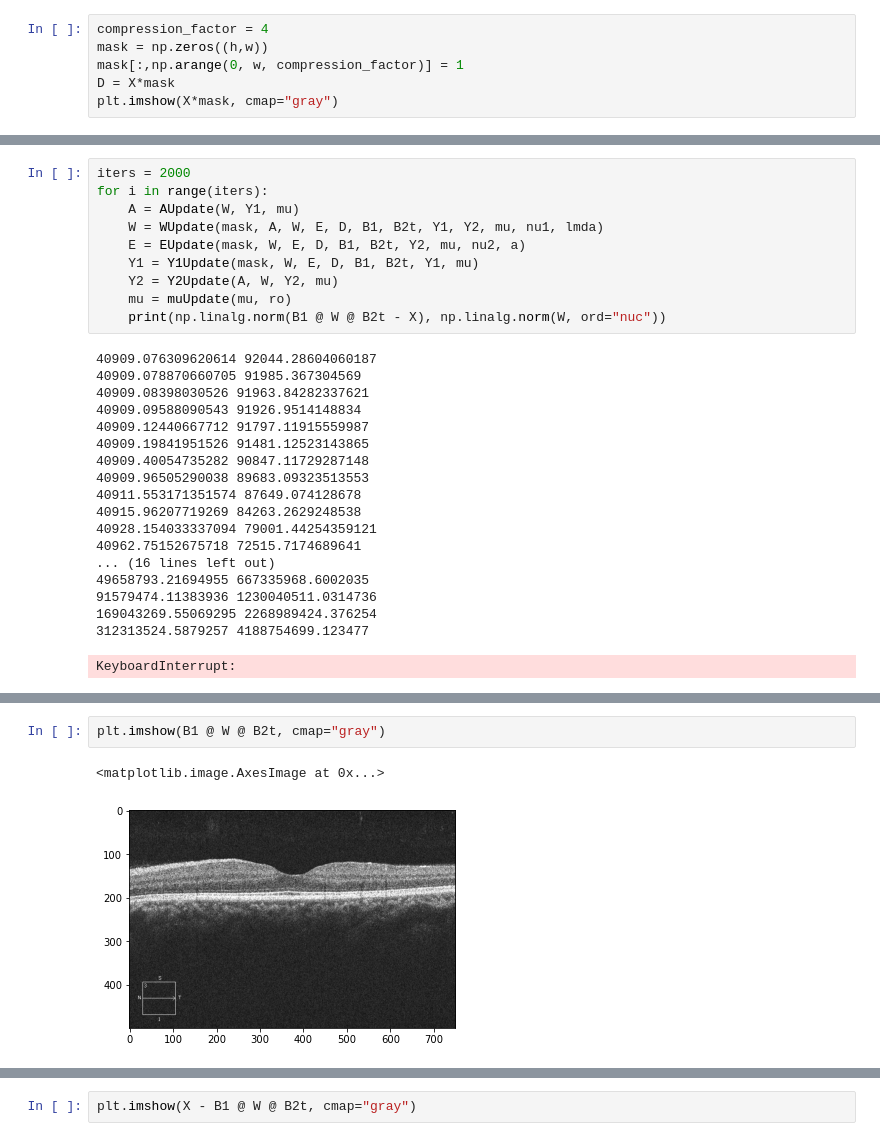
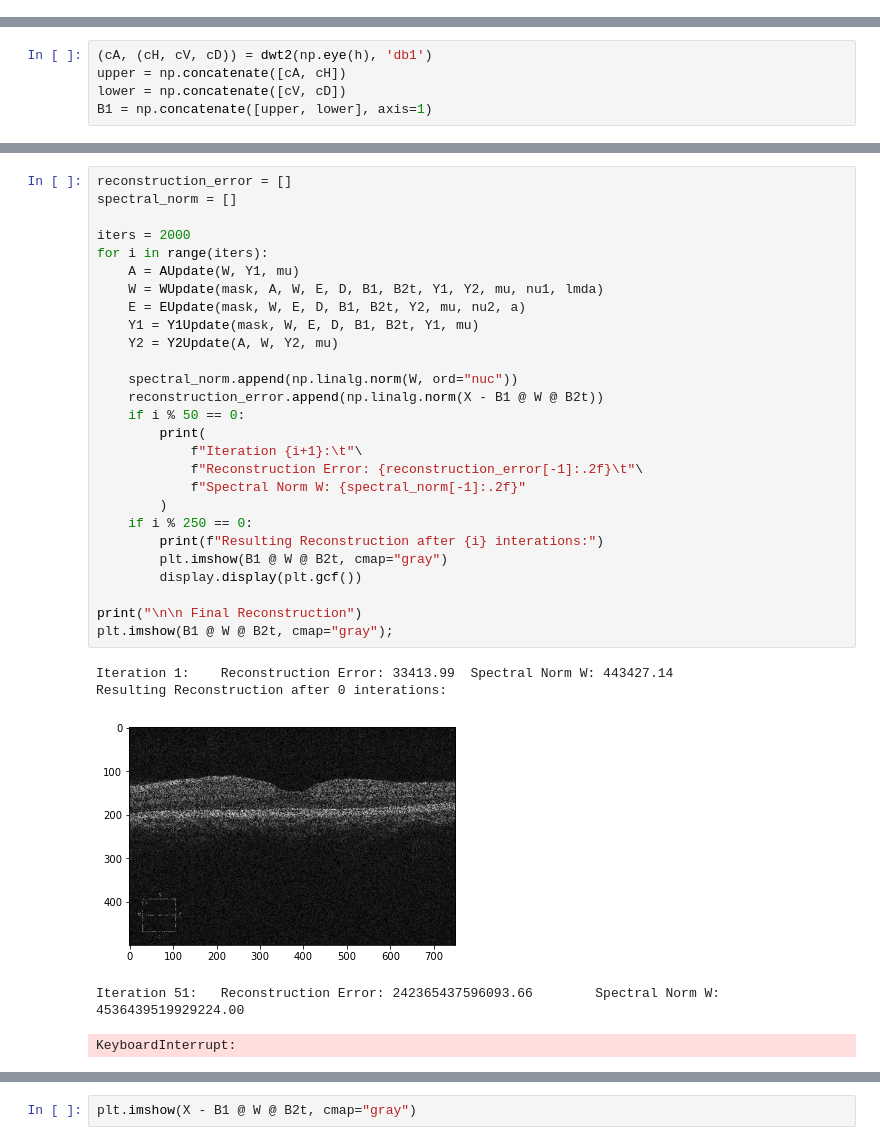
Before and after one commit to zvi-goldstein/E6876_Final_Project, a Jupyter notebook: OCT_reconstruction.ipynb, the cells around one changed output, grey strips where cells are left out. Saved outputs shown, nothing was run; the diff lists cells and outputs as text.

```diff
--- a/OCT_reconstruction.ipynb
+++ b/OCT_reconstruction.ipynb
@@ -16,6 +40,0 @@ imshow(X)
-# %%
-compression_factor = 4
-mask = np.zeros((h,w))
-mask[:,np.arange(0, w, compression_factor)] = 1
-D = X*mask
-plt.imshow(X*mask, cmap="gray")
@@ -25 +68,6 @@ plt.imshow(X*mask, cmap="gray")
+# %%
+(cA, (cH, cV, cD)) = dwt2(np.eye(h), 'db1')
+upper = np.concatenate([cA, cH])
+lower = np.concatenate([cV, cD])
+B1 = np.concatenate([upper, lower], axis=1)
 # %%
@@ -80,29 +108,33 @@ def muUpdate(mu, ro):
 # %%
+reconstruction_error = []
+spectral_norm = []
+
 iters = 2000
 for i in range(iters):
     A = AUpdate(W, Y1, mu)
     W = WUpdate(mask, A, W, E, D, B1, B2t, Y1, Y2, mu, nu1, lmda)
     E = EUpdate(mask, W, E, D, B1, B2t, Y2, mu, nu2, a)
     Y1 = Y1Update(mask, W, E, D, B1, B2t, Y1, mu)
     Y2 = Y2Update(A, W, Y2, mu)
-    mu = muUpdate(mu, ro)
-    print(np.linalg.norm(B1 @ W @ B2t - X), np.linalg.norm(W, ord="nuc"))
+
+    spectral_norm.append(np.linalg.norm(W, ord="nuc"))
+    reconstruction_error.append(np.linalg.norm(X - B1 @ W @ B2t))
+    if i % 50 == 0:
+        print(
+            f"Iteration {i+1}:\t"\
+            f"Reconstruction Error: {reconstruction_error[-1]:.2f}\t"\
+            f"Spectral Norm W: {spectral_norm[-1]:.2f}"
+        )
+    if i % 250 == 0:
+        print(f"Resulting Reconstruction after {i} interations:")
+        plt.imshow(B1 @ W @ B2t, cmap="gray")
+        display.display(plt.gcf())
+
+print("\n\n Final Reconstruction")
+plt.imshow(B1 @ W @ B2t, cmap="gray");
 # %% [output]
-40909.076309620614 92044.28604060187
-40909.078870660705 91985.367304569
-40909.08398030526 91963.84282337621
-40909.09588090543 91926.9514148834
-40909.12440667712 91797.11915559987
-40909.19841951526 91481.12523143865
-40909.40054735282 90847.11729287148
-40909.96505290038 89683.09323513553
-40911.553171351574 87649.074128678
-40915.96207719269 84263.2629248538
-40928.154033337094 79001.44254359121
-40962.75152675718 72515.7174689641
-... (16 lines left out)
-49658793.21694955 667335968.6002035
-91579474.11383936 1230040511.0314736
-169043269.55069295 2268989424.376254
-312313524.5879257 4188754699.123477
+Iteration 1:    Reconstruction Error: 33413.99  Spectral Norm W: 443427.14
+Resulting Reconstruction after 0 interations:
+[figure, added]
-KeyboardInterrupt:
+Iteration 51:   Reconstruction Error: 242365437596093.66        Spectral Norm W: 4536439519929224.00
+KeyboardInterrupt:
@@ -109,7 +142,2 @@ KeyboardInterrupt:
-# %%
-plt.imshow(B1 @ W @ B2t, cmap="gray")
-# %% [output]
-<matplotlib.image.AxesImage at 0x...>
-[figure, removed]
 # %%
 plt.imshow(X, cmap="gray")
```
Also changed, not shown: parts of 10 cells of this notebook, 1 other file.
